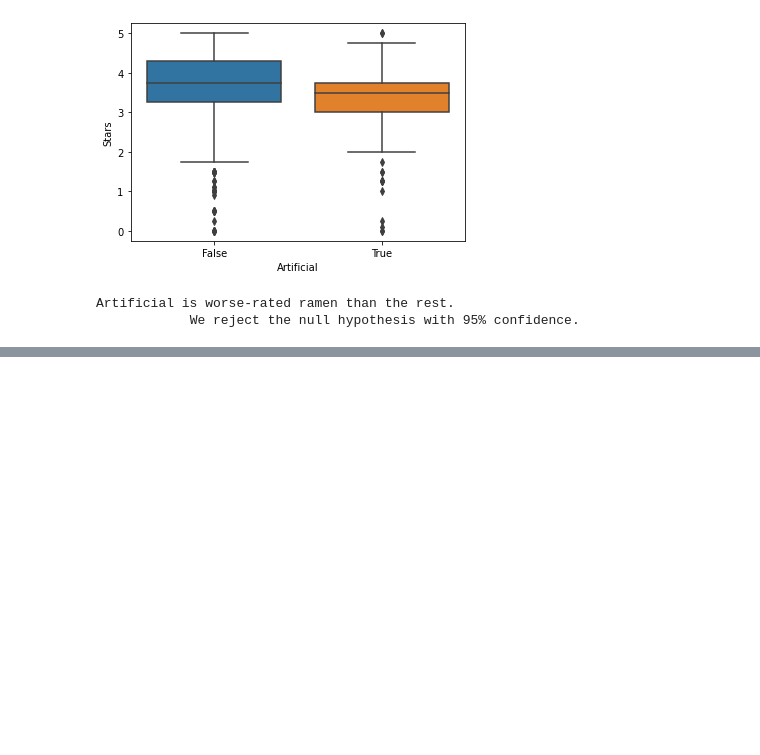
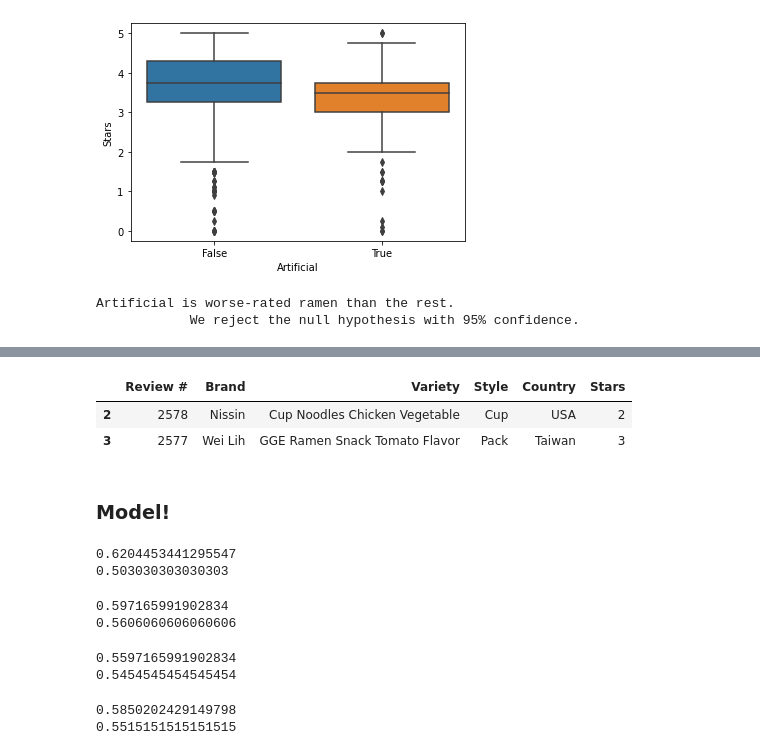
Before and after one commit to JacobPaxton/ramen-classification, a Jupyter notebook: draft_workspace.ipynb, the cells around one changed output, grey strips where cells are left out. Drawn from its saved outputs; the diff is of its cells as text; code cells hidden in the pictures; blank space fills up the shorter version.

```diff
--- a/draft_workspace.ipynb
+++ b/draft_workspace.ipynb
@@ -1587,0 +1592,8 @@ Let's try a different feature combination on this less-precise target.
+# %%
+### Decrease target's precision ###
+df['Stars'] = df['Stars'].round().astype('int')
+df.head(2)
+# %% [output]
+|  | Review # | Brand | Variety | Style | Country | Stars |
+| 2 | 2578 | Nissin | Cup Noodles Chicken Vegetable | Cup | USA | 2 |
+| 3 | 2577 | Wei Lih | GGE Ramen Snack Tomato Flavor | Pack | Taiwan | 3 |
@@ -1587,0 +1614,34 @@ Let's try a different feature combination on this less-precise target.
+# %% [markdown]
+### Model!
+# %%
+rf_v2 = RandomForestClassifier(n_estimators=10, random_state=99)
+rf_v2.fit(X_train, y_train)
+print((rf_v2.predict(X_train) == y_train).mean())
+print((rf_v2.predict(X_validate) == y_validate).mean())
+# %% [output]
+0.6204453441295547
+0.503030303030303
+# %%
+tree_v2 = DecisionTreeClassifier(max_depth=10, min_samples_leaf=1, random_state=123)
+tree_v2.fit(X_train, y_train)
+print((tree_v2.predict(X_train) == y_train).mean())
+print((tree_v2.predict(X_validate) == y_validate).mean())
+# %% [output]
+0.597165991902834
+0.5606060606060606
+# %%
+knn_v2 = KNeighborsClassifier(n_neighbors=40)
+knn_v2.fit(X_train, y_train)
+print((knn_v2.predict(X_train) == y_train).mean())
+print((knn_v2.predict(X_validate) == y_validate).mean())
+# %% [output]
+0.5597165991902834
+0.5454545454545454
+# %%
+logit_v2 = LogisticRegression(random_state=123)
+logit_v2.fit(X_train, y_train)
+print((logit_v2.predict(X_train) == y_train).mean())
+print((logit_v2.predict(X_validate) == y_validate).mean())
+# %% [output]
+0.5850202429149798
+0.5515151515151515
```
Also changed, not shown: parts of 205 cells of this notebook.
